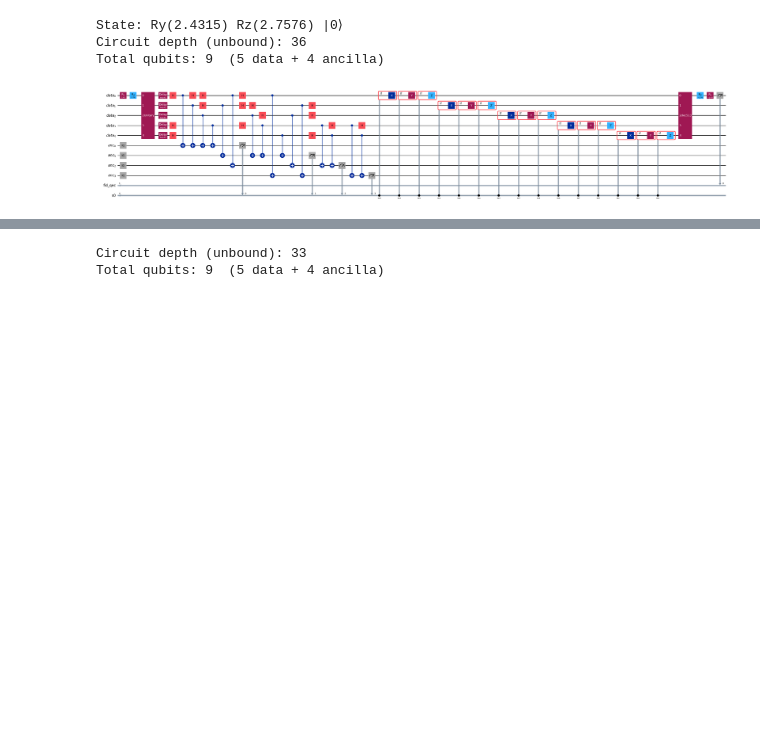
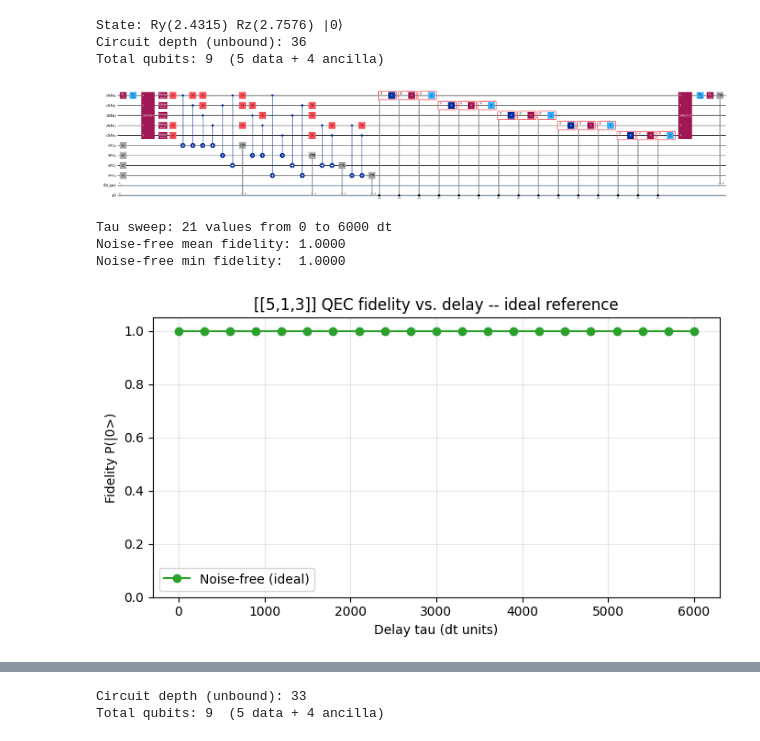
Before and after one commit to mtp354/Broadcasting, a Jupyter notebook: qiskit_testing.ipynb, the cells around one changed output, grey strips where cells are left out. Saved outputs shown, nothing was run; the diff lists cells and outputs as text; code cells hidden in the pictures; blank space fills up the shorter version.

```diff
--- a/qiskit_testing.ipynb
+++ b/qiskit_testing.ipynb
@@ -78,3 +78,51 @@ State: Ry(2.4315) Rz(2.7576) |0⟩
 Circuit depth (unbound): 36
 Total qubits: 9  (5 data + 4 ancilla)
 [figure]
+# %%
+# QEC [[5,1,3]] fidelity vs. delay sweep -- Step 1: build sweep + noise-free reference.
+#
+# We bind the `tau` parameter to a range of delay durations (in dt units),
+# run on a noise-free Aer simulator to get the ideal curve, and prepare
+# the same circuit list for backend submission in the next cell.
+
+from qiskit_aer import AerSimulator
+from qiskit_aer.primitives import SamplerV2 as AerSampler
+
+# --- Sweep parameters ---
+tau_values_qec = np.linspace(0, 6000, 21).astype(int)
+print(f"Tau sweep: {len(tau_values_qec)} values from {tau_values_qec[0]} to {tau_values_qec[-1]} dt")
+
+# Build one bound circuit per tau value
+qec_circuits = [qc_qec.assign_parameters({tau_qec: int(t)}) for t in tau_values_qec]
+
+# --- Noise-free Aer simulation (ideal reference) ---
+aer_sampler = AerSampler()
+aer_pubs = [(c,) for c in qec_circuits]
+aer_result = aer_sampler.run(aer_pubs, shots=shots_qec).result()
+
+ideal_fidelities = []
+for pub_res in aer_result:
+    counts = pub_res.data.fid_qec.get_counts()
+    total = sum(counts.values())
+    p0 = sum(v for bs, v in counts.items() if bs[-1] == "0") / total
+    ideal_fidelities.append(p0)
+
+print(f"Noise-free mean fidelity: {np.mean(ideal_fidelities):.4f}")
+print(f"Noise-free min fidelity:  {np.min(ideal_fidelities):.4f}")
+
+# Quick preview plot of ideal curve
+fig, ax = plt.subplots(figsize=(7, 4))
+ax.plot(tau_values_qec, ideal_fidelities, "o-", label="Noise-free (ideal)", color="tab:green")
+ax.set_xlabel("Delay tau (dt units)")
+ax.set_ylabel("Fidelity P(|0>)")
+ax.set_title("[[5,1,3]] QEC fidelity vs. delay -- ideal reference")
+ax.set_ylim(0, 1.05)
+ax.grid(alpha=0.3)
+ax.legend()
+plt.tight_layout()
+plt.show()
+# %% [output]
+Tau sweep: 21 values from 0 to 6000 dt
+Noise-free mean fidelity: 1.0000
+Noise-free min fidelity:  1.0000
+[figure, added]
```
Also changed, not shown: parts of 4 cells of this notebook, 1 other file.
